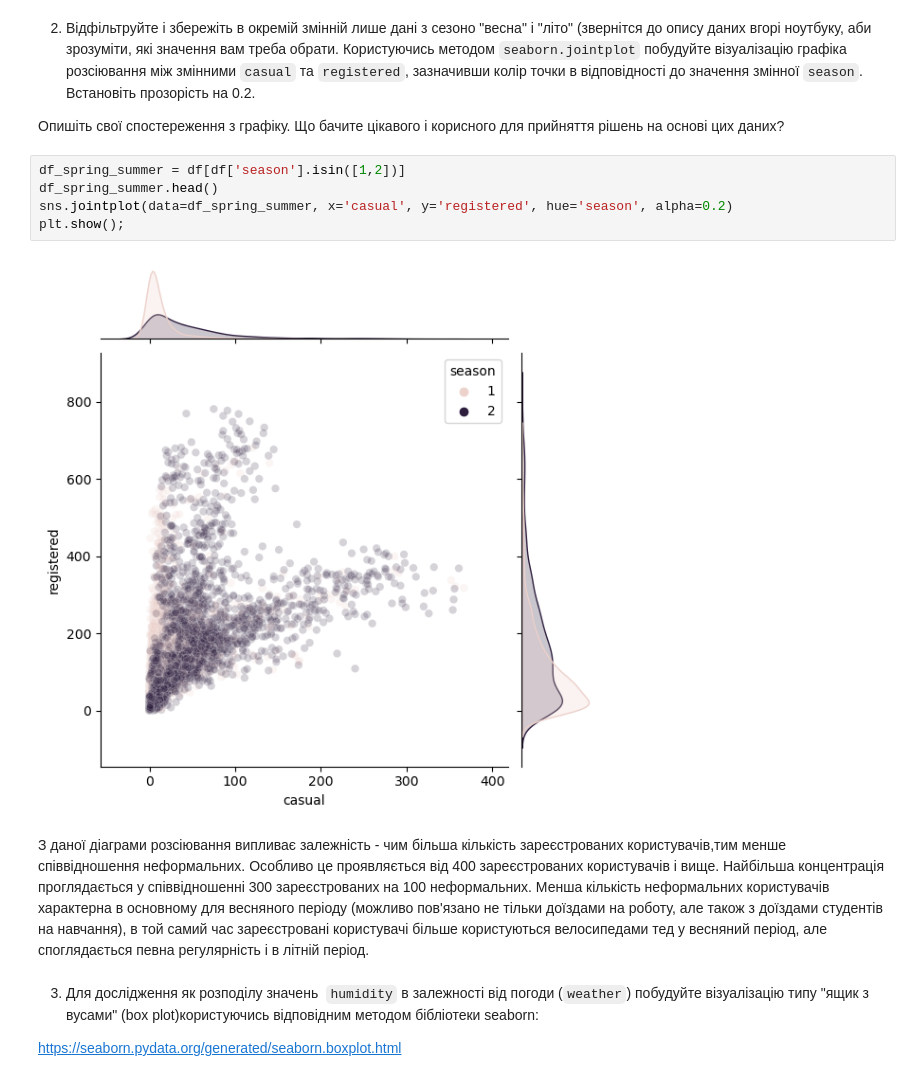
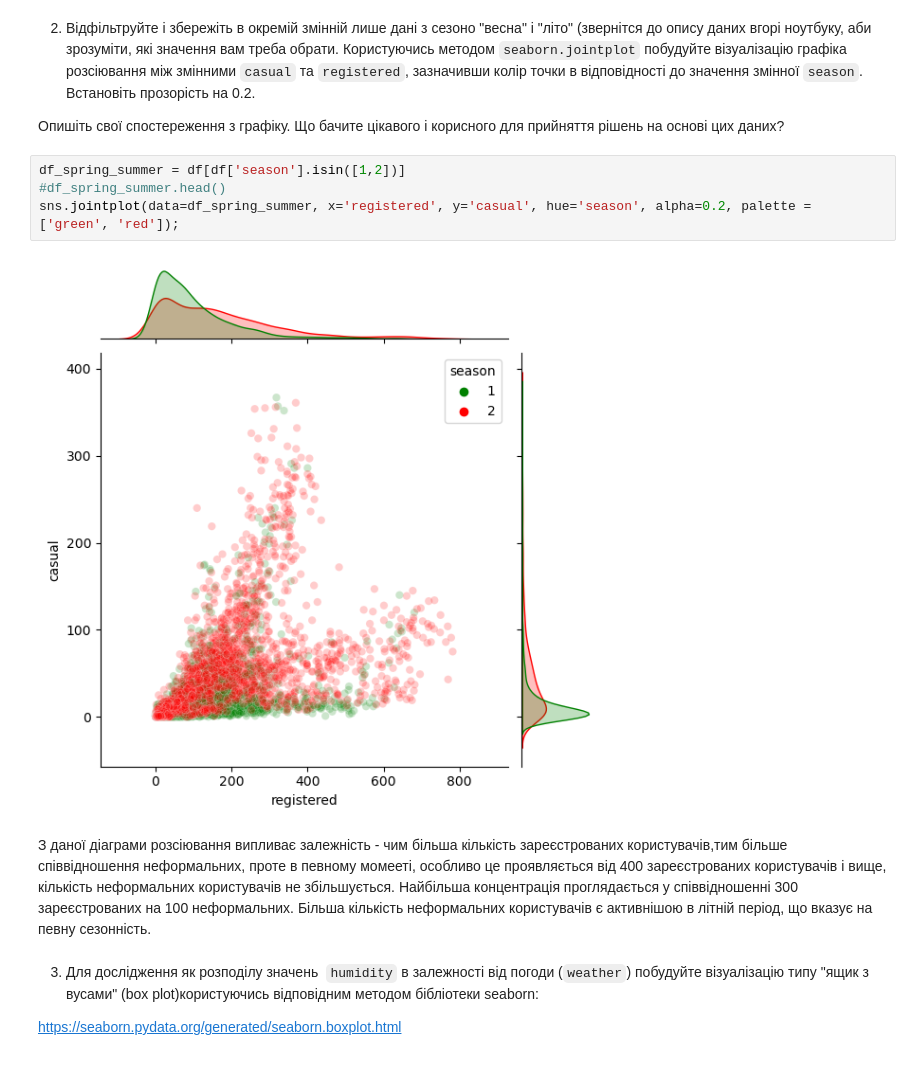
Before and after one commit to bhaz123/Python_for_DA_tasks_AW, a Jupyter notebook: module_4/hw_4_5_Візуалізація_з_seaborn.ipynb, the cells around one changed output. Saved outputs shown, nothing was run; the diff lists cells and outputs as text.

```diff
--- a/module_4/hw_4_5_Візуалізація_з_seaborn.ipynb
+++ b/module_4/hw_4_5_Візуалізація_з_seaborn.ipynb
@@ -59,13 +58,12 @@ plt.show();
 Опишіть свої спостереження з графіку. Що бачите цікавого і корисного для прийняття рішень на основі цих даних?
 # %%
 df_spring_summer = df[df['season'].isin([1,2])]
-df_spring_summer.head()
-sns.jointplot(data=df_spring_summer, x='casual', y='registered', hue='season', alpha=0.2)
-plt.show();
+#df_spring_summer.head()
+sns.jointplot(data=df_spring_summer, x='registered', y='casual', hue='season', alpha=0.2, palette = ['green', 'red']);
 # %% [output]
-[figure, old version]
+[figure, new version]
 # %% [markdown]
-З даної діаграми розсіювання випливає залежність - чим більша кількість зареєстрованих користувачів,тим менше співвідношення неформальних. Особливо це проявляється від 400 зареєстрованих користувачів і вище. Найбільша концентрація проглядається у співвідношенні 300 зареєстрованих на 100 неформальних. Менша кількість неформальних користувачів характерна в основному для весняного періоду (можливо пов'язано не тільки доїздами на роботу, але також з доїздами студентів на навчання), в той самий час зареєстровані користувачі більше користуються велосипедами тед у весняний період, але споглядається певна регулярність і в літній період.
+З даної діаграми розсіювання випливає залежність - чим більша кількість зареєстрованих користувачів,тим більше співвідношення неформальних, проте в певному момееті, особливо це проявляється від 400 зареєстрованих користувачів і вище, кількість неформальних користувачів не збільшується. Найбільша концентрація проглядається у співвідношенні 300 зареєстрованих на 100 неформальних. Більша кількість неформальних користувачів є активнішою в літній період, що вказує на певну сезонність.
 # %% [markdown]
 3. Для дослідження як розподілу значень  `humidity` в залежності від погоди (`weather`) побудуйте візуалізацію типу "ящик з вусами" (box plot)користуючись відповідним методом бібліотеки seaborn:
 
```
Also changed, not shown: parts of 4 cells of this notebook.
